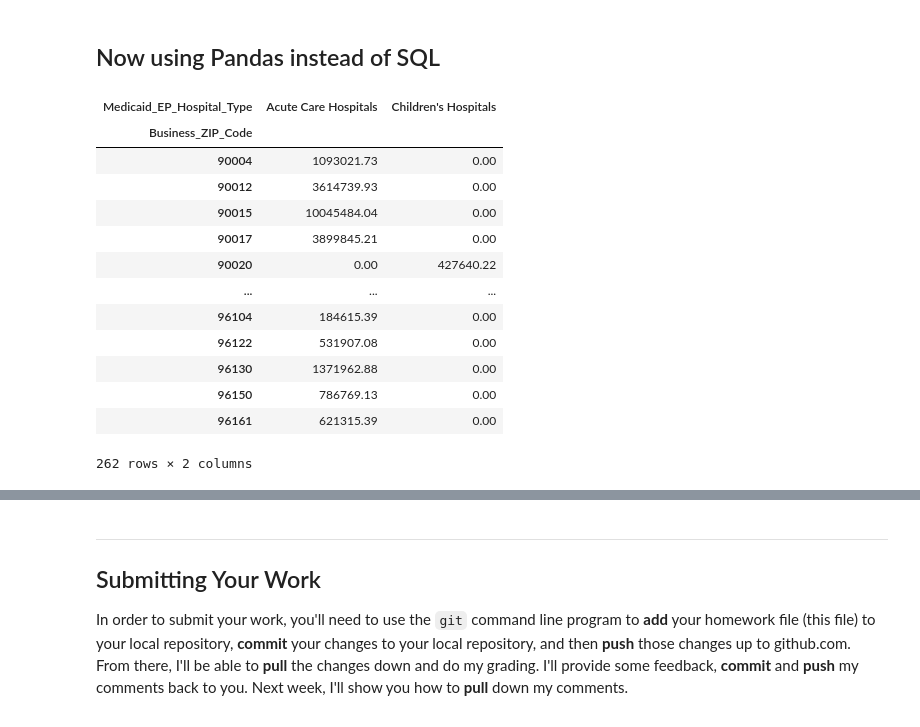
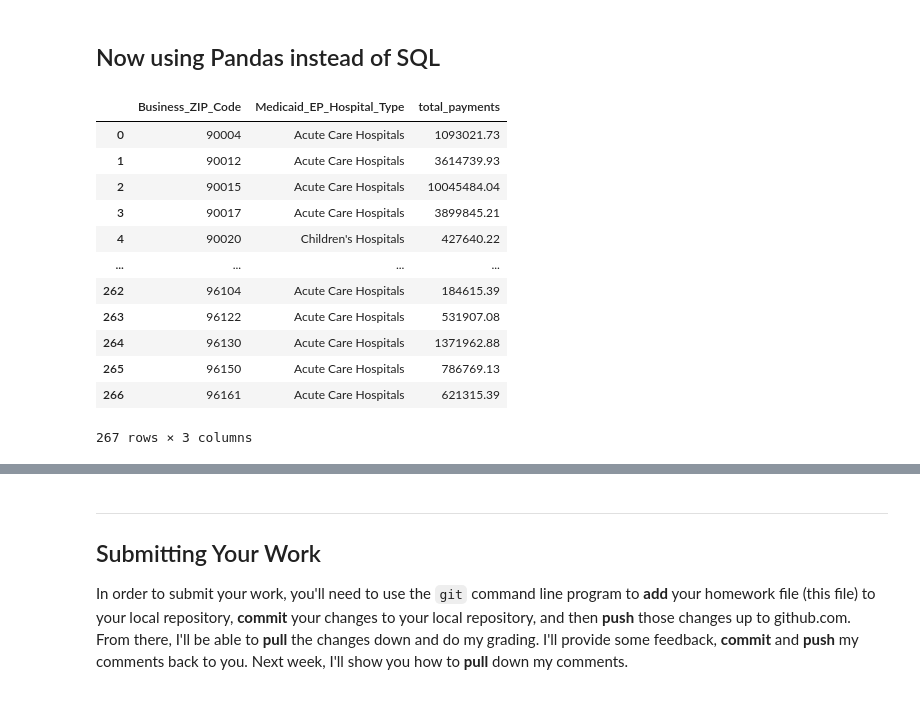
Before and after one commit to msimkins7/hds5210-2022, a Jupyter notebook: week15/week15_assignment.ipynb, the cells around one changed output, grey strips where cells are left out. Cells and saved outputs as stored; diff of their text form; code cells hidden in the pictures.

```diff
--- a/week15/week15_assignment.ipynb
+++ b/week15/week15_assignment.ipynb
@@ -233,26 +233,25 @@ Your answer should be in structure of a data frame with at least two columns:
 import numpy as np
 test = data.pivot_table(
     values = 'total_payments',
-    index= 'Business_ZIP_Code',
-    columns = 'Medicaid_EP_Hospital_Type',
+    index= ['Business_ZIP_Code', 'Medicaid_EP_Hospital_Type'],
+    #columns = 'Medicaid_EP_Hospital_Type',
     aggfunc = np.ma.mean,
     fill_value = 0)
 # %%
-test
+test.reset_index()
 # %% [output]
-| Medicaid_EP_Hospital_Type | Acute Care Hospitals | Children's Hospitals |
-| Business_ZIP_Code |  |  |
-| 90004 | 1093021.73 | 0.00 |
-| 90012 | 3614739.93 | 0.00 |
-| 90015 | 10045484.04 | 0.00 |
-| 90017 | 3899845.21 | 0.00 |
-| 90020 | 0.00 | 427640.22 |
-| ... | ... | ... |
-| 96104 | 184615.39 | 0.00 |
-| 96122 | 531907.08 | 0.00 |
-| 96130 | 1371962.88 | 0.00 |
-| 96150 | 786769.13 | 0.00 |
-| 96161 | 621315.39 | 0.00 |
+|  | Business_ZIP_Code | Medicaid_EP_Hospital_Type | total_payments |
+| 0 | 90004 | Acute Care Hospitals | 1093021.73 |
+| 1 | 90012 | Acute Care Hospitals | 3614739.93 |
+| 2 | 90015 | Acute Care Hospitals | 10045484.04 |
+| 3 | 90017 | Acute Care Hospitals | 3899845.21 |
+| 4 | 90020 | Children's Hospitals | 427640.22 |
+| ... | ... | ... | ... |
+| 262 | 96104 | Acute Care Hospitals | 184615.39 |
+| 263 | 96122 | Acute Care Hospitals | 531907.08 |
+| 264 | 96130 | Acute Care Hospitals | 1371962.88 |
+| 265 | 96150 | Acute Care Hospitals | 786769.13 |
+| 266 | 96161 | Acute Care Hospitals | 621315.39 |
-262 rows × 2 columns
+267 rows × 3 columns
 # %%
 #merge data with population data
```
Also changed, not shown: parts of 9 cells of this notebook.
